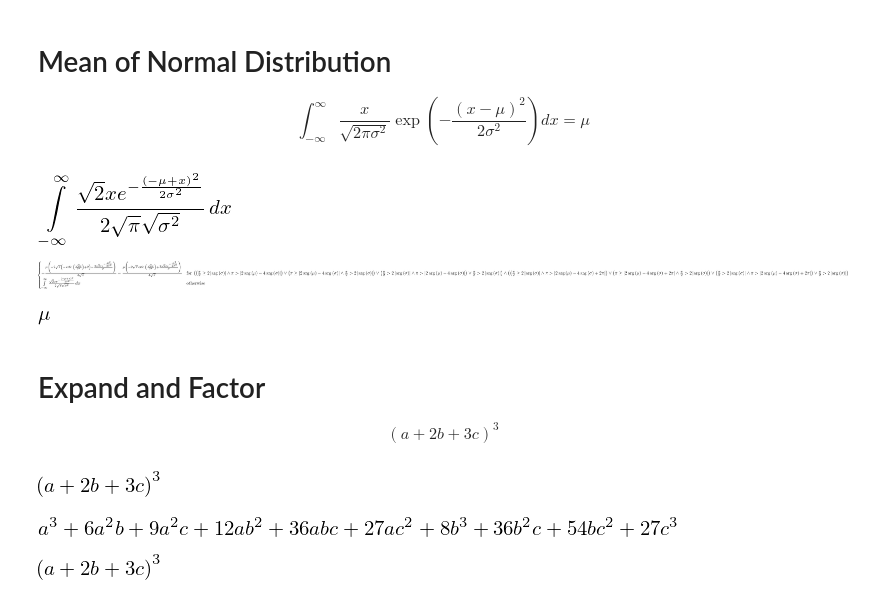
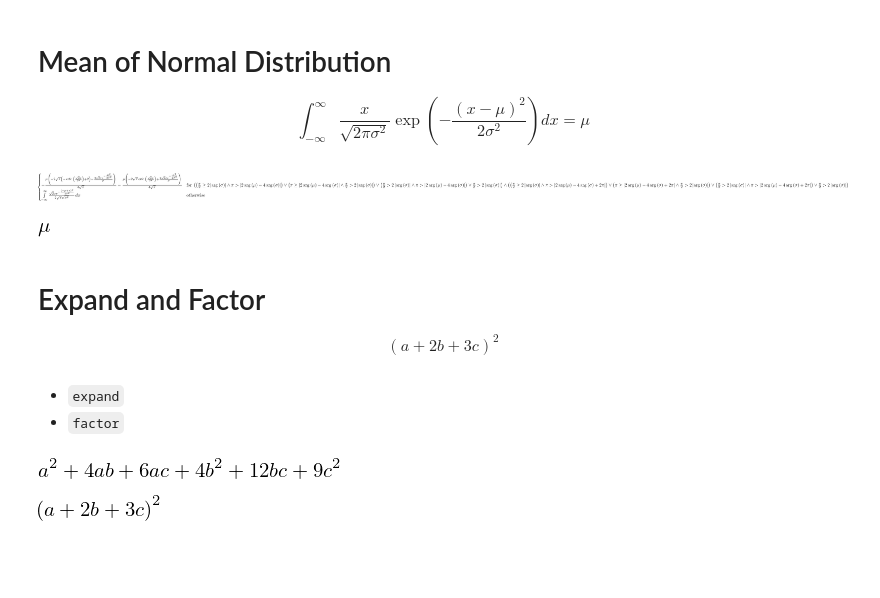
Before and after one commit to HayaoSuzuki/pyconjp2018, a Jupyter notebook: 180918slide_revised.ipynb, the cells around one changed output. Drawn from its saved outputs; the diff is of its cells as text; code cells hidden in the pictures; blank space fills up the shorter version.

Commit message:
Add xkcd like graph, remove some slides.
不必要なグラフを削除
計算の実行を直接行うようにする
謎のxkcdグラフを導入

```diff
--- a/180918slide_revised.ipynb
+++ b/180918slide_revised.ipynb
@@ -171,20 +176,15 @@ summation(x**k / factorial(k), (k, 0, oo))
 
 $$ \int^{\infty}_{-\infty} \frac{x}{\sqrt{2\pi \sigma^{2}}} \exp \left (-\frac{(x-\mu)^{2}}{2\sigma^{2}} \right )dx = \mu$$
 # %%
-from sympy import Integral, Symbol, exp, oo, pi, sqrt
+from sympy import Symbol, exp, integrate, oo, pi, sqrt
 
 x = Symbol("x")
 mu = Symbol("mu")
 sigma = Symbol("sigma")
 f = (x / sqrt(2 * pi * sigma**2)) *  exp(-((x - mu)**2) / (2 * sigma**2))
-expr = Integral(f, (x, -oo, oo))
-expr
+integrate(f, (x, -oo, oo))  # What's happen?
 # %% [output]
-[figure, old version]
+[figure, new version]
-# %%
-expr.doit()  # What's happen?
-# %% [output]
-[figure, removed]
 # %%
 x = Symbol("x")
 mu = Symbol("mu", real=True)  # mu should be Real
@@ -198,22 +197,21 @@ expr.doit()  # OK, I expected.
 # %% [markdown]
 # Expand and Factor
 
-$$ (a + 2b + 3c)^{3} $$
+$$ (a + 2b + 3c)^{2} $$
+# %% [markdown]
+- `expand`
+- `factor`
 # %%
 from sympy import Symbol, symbols
 
 a = Symbol("a")
 b, c, d = symbols("b, c, d")
 
-expr = (a + 2 * b + 3 * c) ** 3
-expr
+expr = (a + 2 * b + 3 * c) ** 2
+expanded =  expr.expand()
+expanded
 # %% [output]
-[figure, old version]
+[figure, new version]
-# %%
-expanded =  expr.expand()
-expanded
-# %% [output]
-[figure, removed]
 # %%
 expanded.factor()
 # %% [output]
```
Also changed, not shown: parts of 46 cells of this notebook.
